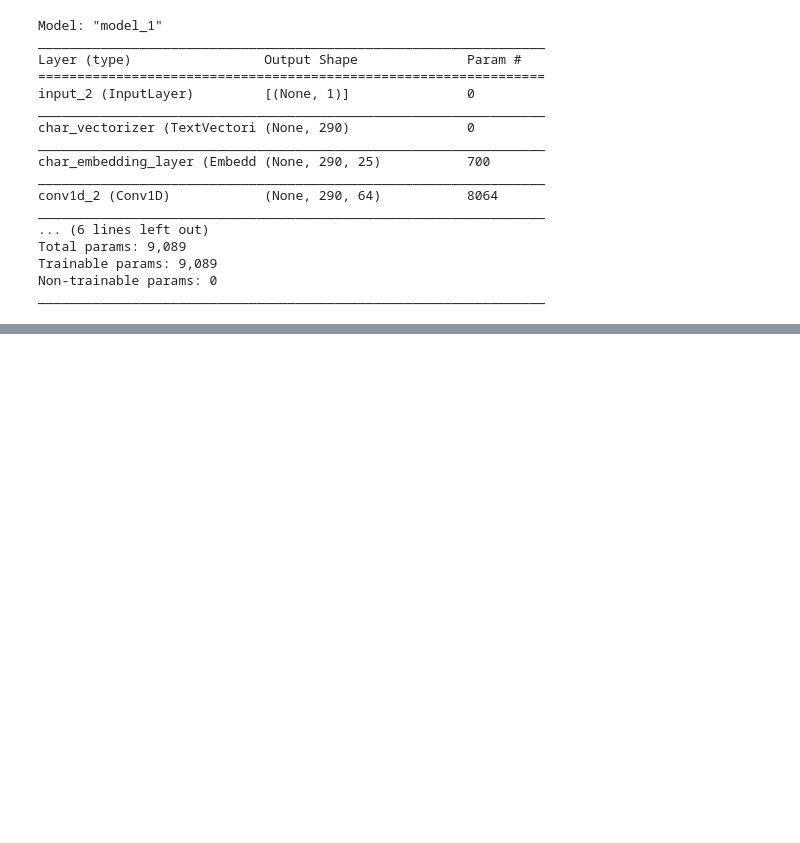
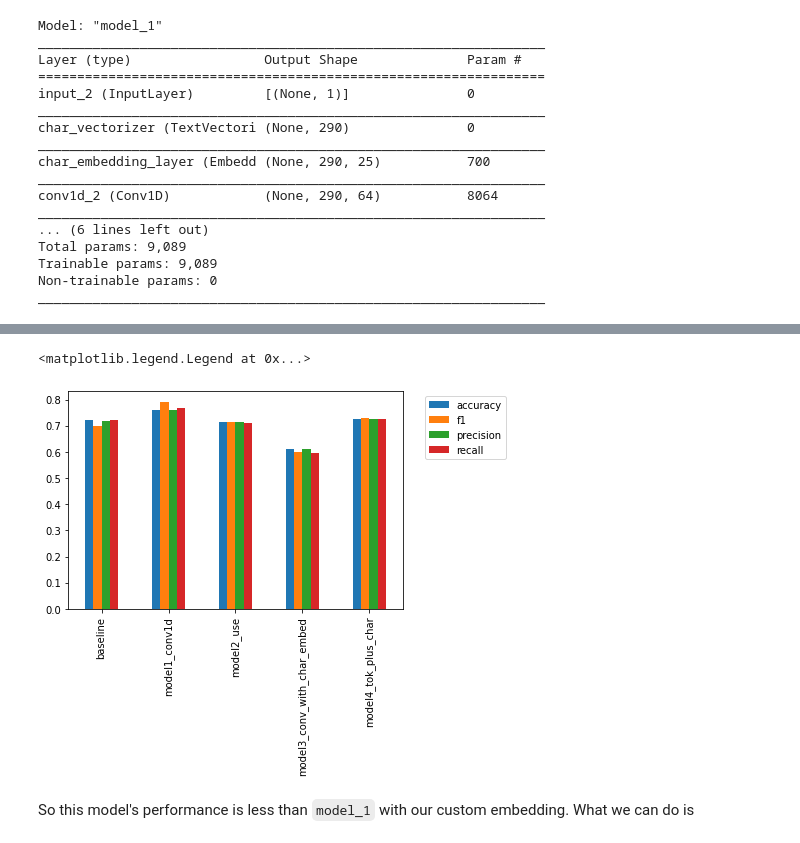
Before and after one commit to JpChii/ML-Projects, a Jupyter notebook: 09_SkimLit_milestone_project.ipynb, the cells around one changed output, grey strips where cells are left out. Cells and saved outputs as stored; diff of their text form; code cells hidden in the pictures; blank space fills up the shorter version.

```diff
--- a/09_SkimLit_milestone_project.ipynb
+++ b/09_SkimLit_milestone_project.ipynb
@@ -1227,0 +1358,3 @@ model42_char =
+# %%
+# Add this to results df
+results_df["model4_tok_plus_char"] = results_model4.values()
@@ -1227,0 +1370,7 @@ model42_char =
+# %%
+results_df.T.plot(kind="bar").legend(bbox_to_anchor=(1.05,1))
+# %% [output]
+<matplotlib.legend.Legend at 0x...>
+[figure, added]
+# %% [markdown]
+So this model's performance is less than `model_1` with our custom embedding. What we can do is
```
Also changed, not shown: parts of 88 cells of this notebook.
